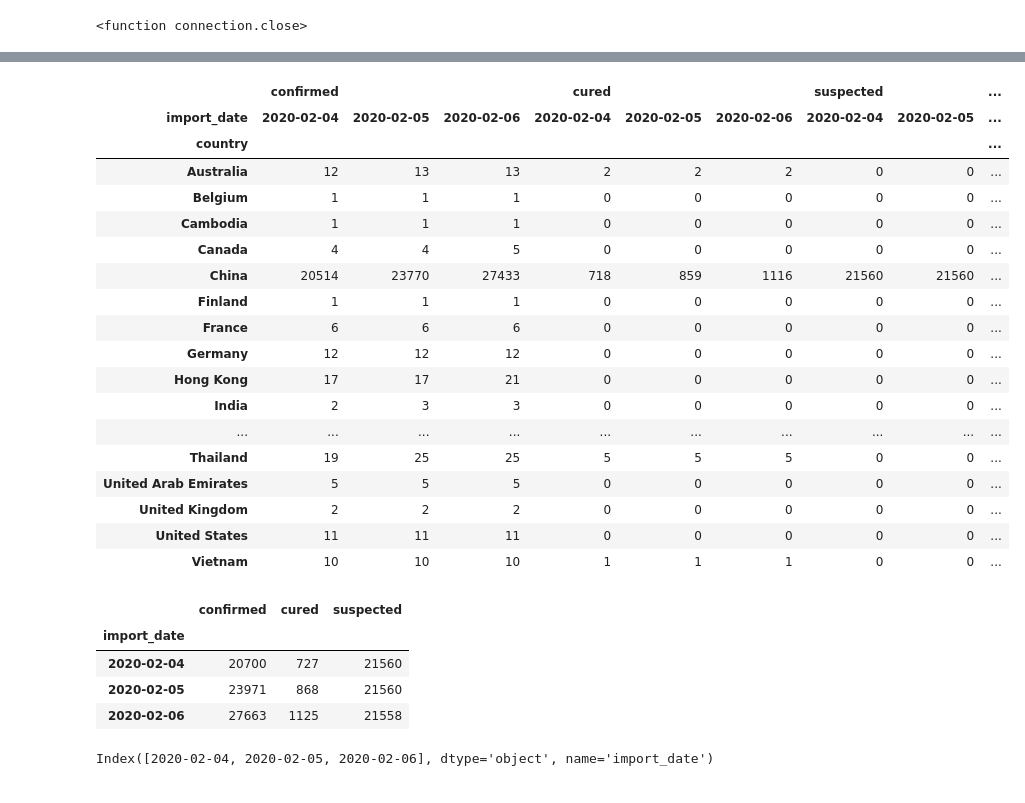
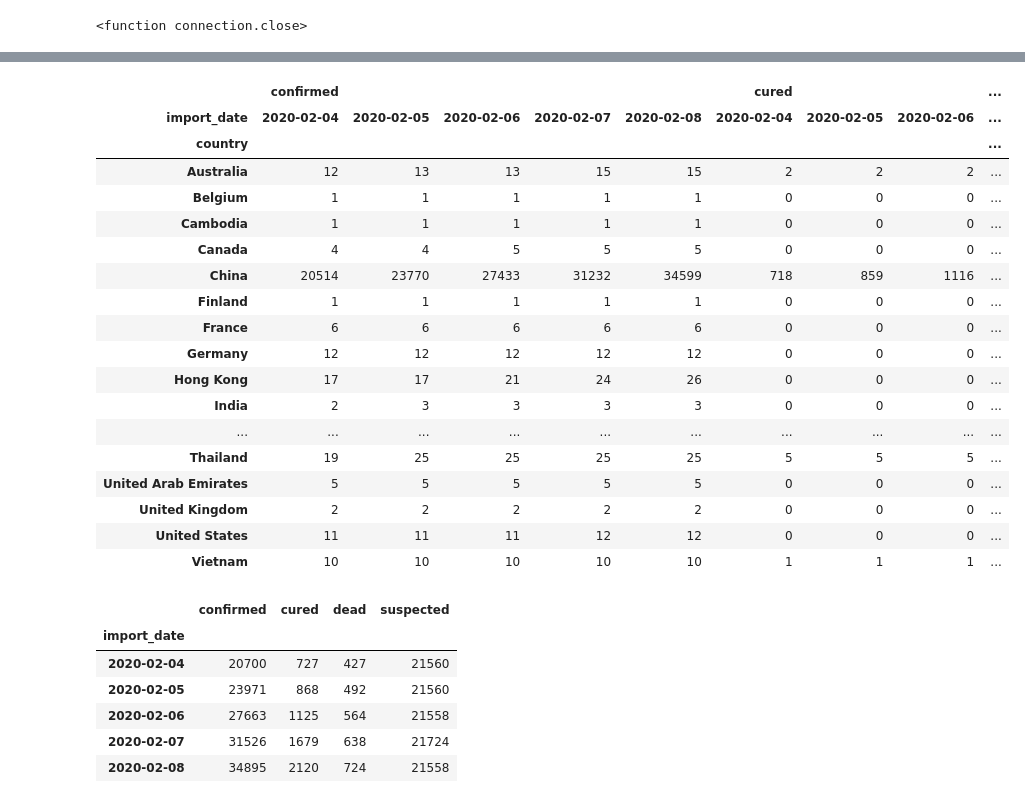
Before and after one commit to AnubisDenko/corov_data_collector, a Jupyter notebook: notebooks/QueryPlayground.ipynb, the cells around one changed output, grey strips where cells are left out. Saved outputs shown, nothing was run; the diff lists cells and outputs as text; code cells hidden in the pictures.

```diff
--- a/notebooks/QueryPlayground.ipynb
+++ b/notebooks/QueryPlayground.ipynb
@@ -39,39 +23,36 @@ display(df)
 # %%
-df.pivot_table(index=['country'], columns='import_date', values=['confirmed', 'suspected','cured'], aggfunc='sum')
+df.pivot_table(index=['country'], columns='import_date', values=['confirmed', 'suspected','cured','dead'], aggfunc='sum')
 # %% [output]
-|  | confirmed |  |  | cured |  |  | suspected |  | ... |
-| import_date | 2020-02-04 | 2020-02-05 | 2020-02-06 | 2020-02-04 | 2020-02-05 | 2020-02-06 | 2020-02-04 | 2020-02-05 | ... |
+|  | confirmed |  |  |  |  | cured |  |  | ... |
+| import_date | 2020-02-04 | 2020-02-05 | 2020-02-06 | 2020-02-07 | 2020-02-08 | 2020-02-04 | 2020-02-05 | 2020-02-06 | ... |
 | country |  |  |  |  |  |  |  |  | ... |
-| Australia | 12 | 13 | 13 | 2 | 2 | 2 | 0 | 0 | ... |
-| Belgium | 1 | 1 | 1 | 0 | 0 | 0 | 0 | 0 | ... |
-| Cambodia | 1 | 1 | 1 | 0 | 0 | 0 | 0 | 0 | ... |
-| Canada | 4 | 4 | 5 | 0 | 0 | 0 | 0 | 0 | ... |
-| China | 20514 | 23770 | 27433 | 718 | 859 | 1116 | 21560 | 21560 | ... |
-| Finland | 1 | 1 | 1 | 0 | 0 | 0 | 0 | 0 | ... |
-| France | 6 | 6 | 6 | 0 | 0 | 0 | 0 | 0 | ... |
-| Germany | 12 | 12 | 12 | 0 | 0 | 0 | 0 | 0 | ... |
-| Hong Kong | 17 | 17 | 21 | 0 | 0 | 0 | 0 | 0 | ... |
-| India | 2 | 3 | 3 | 0 | 0 | 0 | 0 | 0 | ... |
+| Australia | 12 | 13 | 13 | 15 | 15 | 2 | 2 | 2 | ... |
+| Belgium | 1 | 1 | 1 | 1 | 1 | 0 | 0 | 0 | ... |
+| Cambodia | 1 | 1 | 1 | 1 | 1 | 0 | 0 | 0 | ... |
+| Canada | 4 | 4 | 5 | 5 | 5 | 0 | 0 | 0 | ... |
+| China | 20514 | 23770 | 27433 | 31232 | 34599 | 718 | 859 | 1116 | ... |
+| Finland | 1 | 1 | 1 | 1 | 1 | 0 | 0 | 0 | ... |
+| France | 6 | 6 | 6 | 6 | 6 | 0 | 0 | 0 | ... |
+| Germany | 12 | 12 | 12 | 12 | 12 | 0 | 0 | 0 | ... |
+| Hong Kong | 17 | 17 | 21 | 24 | 26 | 0 | 0 | 0 | ... |
+| India | 2 | 3 | 3 | 3 | 3 | 0 | 0 | 0 | ... |
 | ... | ... | ... | ... | ... | ... | ... | ... | ... | ... |
-| Thailand | 19 | 25 | 25 | 5 | 5 | 5 | 0 | 0 | ... |
-| United Arab Emirates | 5 | 5 | 5 | 0 | 0 | 0 | 0 | 0 | ... |
-| United Kingdom | 2 | 2 | 2 | 0 | 0 | 0 | 0 | 0 | ... |
-| United States | 11 | 11 | 11 | 0 | 0 | 0 | 0 | 0 | ... |
-| Vietnam | 10 | 10 | 10 | 1 | 1 | 1 | 0 | 0 | ... |
+| Thailand | 19 | 25 | 25 | 25 | 25 | 5 | 5 | 5 | ... |
+| United Arab Emirates | 5 | 5 | 5 | 5 | 5 | 0 | 0 | 0 | ... |
+| United Kingdom | 2 | 2 | 2 | 2 | 2 | 0 | 0 | 0 | ... |
+| United States | 11 | 11 | 11 | 12 | 12 | 0 | 0 | 0 | ... |
+| Vietnam | 10 | 10 | 10 | 10 | 10 | 1 | 1 | 1 | ... |
 # %%
-trend = df.pivot_table(index=['import_date'], values=['confirmed', 'suspected','cured'], aggfunc='sum')
+trend = df.pivot_table(index=['import_date'], values=['confirmed', 'suspected','cured','dead'], aggfunc='sum')
 trend
 # %% [output]
-|  | confirmed | cured | suspected |
-| import_date |  |  |  |
-| 2020-02-04 | 20700 | 727 | 21560 |
-| 2020-02-05 | 23971 | 868 | 21560 |
-| 2020-02-06 | 27663 | 1125 | 21558 |
+|  | confirmed | cured | dead | suspected |
+| import_date |  |  |  |  |
+| 2020-02-04 | 20700 | 727 | 427 | 21560 |
+| 2020-02-05 | 23971 | 868 | 492 | 21560 |
+| 2020-02-06 | 27663 | 1125 | 564 | 21558 |
+| 2020-02-07 | 31526 | 1679 | 638 | 21724 |
+| 2020-02-08 | 34895 | 2120 | 724 | 21558 |
-# %%
-trend['confirmed']
-trend.index
-# %% [output]
-Index([2020-02-04, 2020-02-05, 2020-02-06], dtype='object', name='import_date')
 # %%
 import plotly.graph_objects as go
 
```
Also changed, not shown: parts of 2 cells of this notebook, 13 other files.
